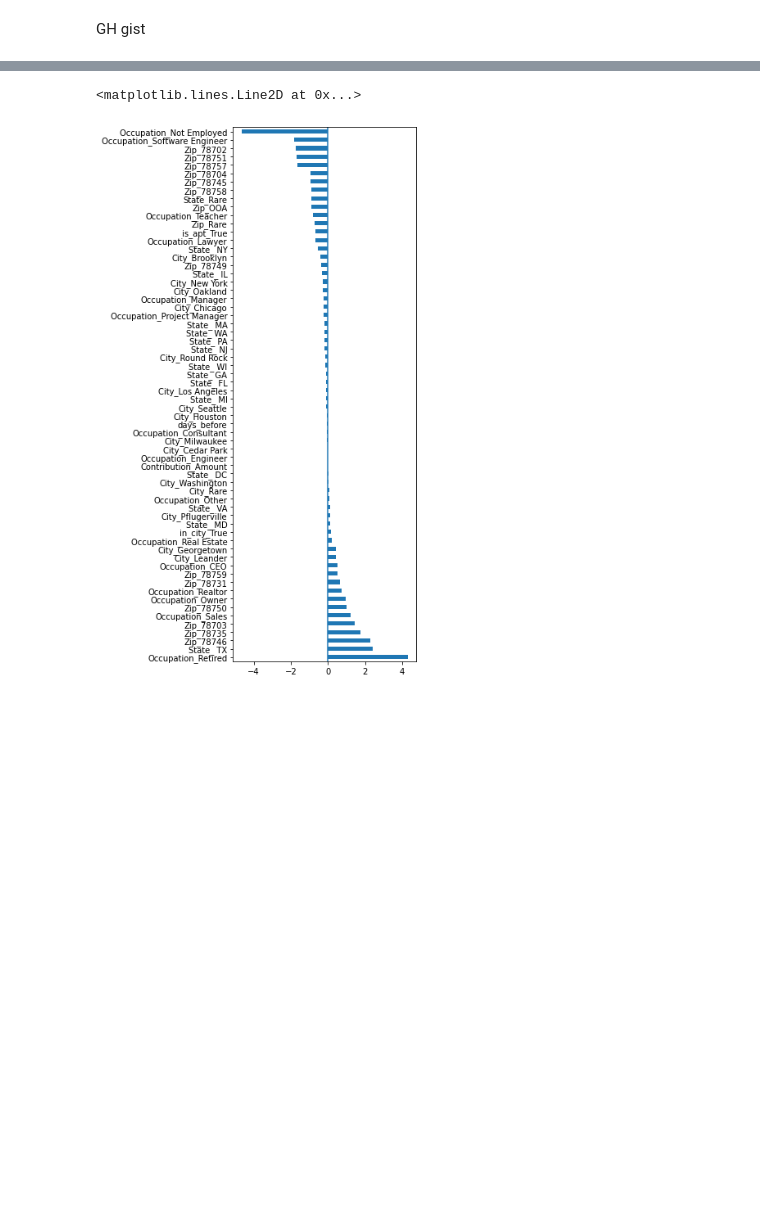
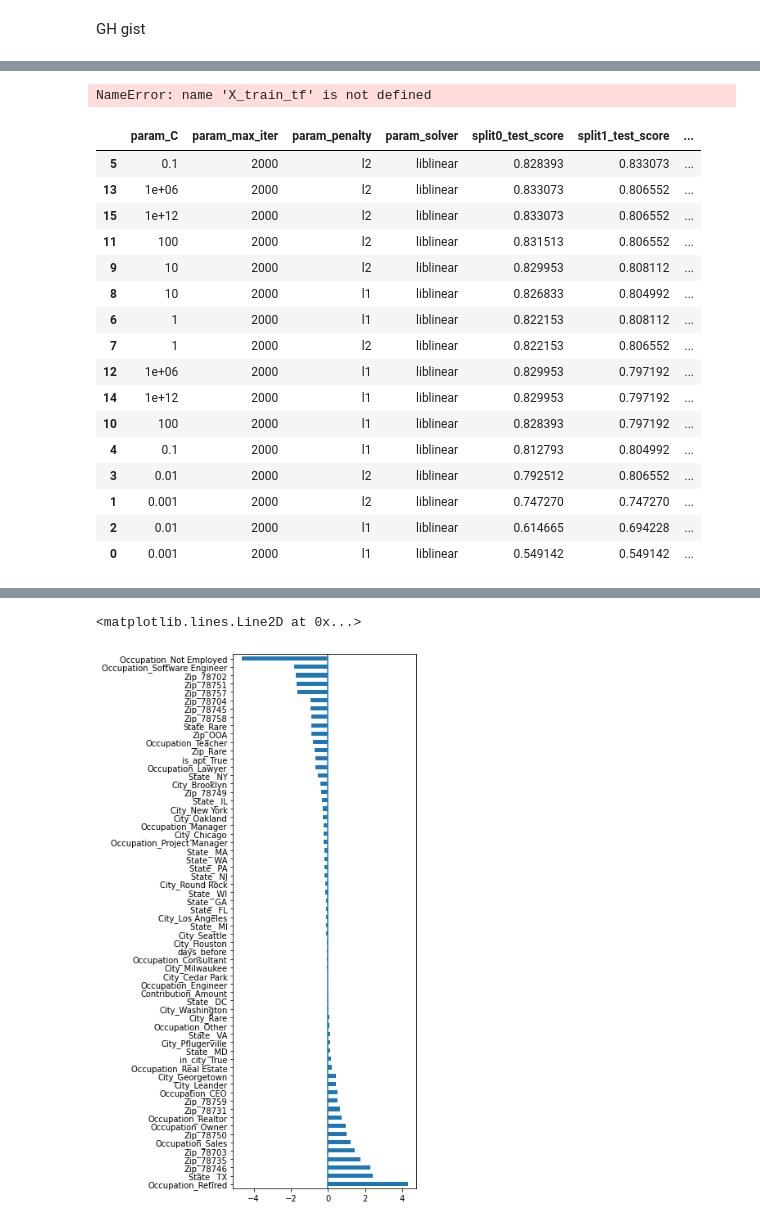
Before and after one commit to kuninethan95/PropB, a Jupyter notebook: PropB.ipynb, the cells around one changed output, grey strips where cells are left out. Saved outputs shown, nothing was run; the diff lists cells and outputs as text; code cells hidden in the pictures; blank space fills up the shorter version.

```diff
--- a/PropB.ipynb
+++ b/PropB.ipynb
@@ -1135,0 +1382,28 @@ log_reg.score(X_train_ohe,y_train)
+# %%
+gridsearch.fit(X_train_scaled, y_train)
+gridsearch.best_params_
+# %% [output]
+NameError: name 'X_train_tf' is not defined
+# %%
+def grid_search(clf, param_grid, X_train, y_train,cv=3, scoring='recall'):
+    """
+    Returns dictionary containing dataframe and best parameters
+    Parameters: classifcation model, parameter_grid for grid search, X_train, y_train
+    Output: Dictionary containing sorted dataframe and best paramaeters for optimizing scoring metric
+    Keys: dataframe, best_params
+    """
+    results_dict={}
+
+    grid_search = GridSearchCV(clf, param_grid, cv=cv, scoring=scoring)
+    grid_search.fit(X_train, y_train)
+    grid_search_df = pd.DataFrame(grid_search.cv_results_)
+    cols_to_drop = ['mean_fit_time', 'std_fit_time', 'mean_score_time', 'std_score_time', 'params']
+    grid_search_df = grid_search_df.drop(columns=cols_to_drop, axis=1)
+
+    results_dict['dataframe'] = grid_search_df.sort_values(by='rank_test_score')
+    results_dict['best_params'] = grid_search.best_params_
+    results_dict['best_estimator'] = grid_search.best_estimator_
+
+    return results_dict
+# %%
+log_reg = LogisticRegression(max_iter=2000, random_state=42)
@@ -1135,0 +1422,20 @@ log_reg.score(X_train_ohe,y_train)
+# %%
+res['dataframe']
+# %% [output]
+|  | param_C | param_max_iter | param_penalty | param_solver | split0_test_score | split1_test_score | ... |
+| 5 | 0.1 | 2000 | l2 | liblinear | 0.828393 | 0.833073 | ... |
+| 13 | 1e+06 | 2000 | l2 | liblinear | 0.833073 | 0.806552 | ... |
+| 15 | 1e+12 | 2000 | l2 | liblinear | 0.833073 | 0.806552 | ... |
+| 11 | 100 | 2000 | l2 | liblinear | 0.831513 | 0.806552 | ... |
+| 9 | 10 | 2000 | l2 | liblinear | 0.829953 | 0.808112 | ... |
+| 8 | 10 | 2000 | l1 | liblinear | 0.826833 | 0.804992 | ... |
+| 6 | 1 | 2000 | l1 | liblinear | 0.822153 | 0.808112 | ... |
+| 7 | 1 | 2000 | l2 | liblinear | 0.822153 | 0.806552 | ... |
+| 12 | 1e+06 | 2000 | l1 | liblinear | 0.829953 | 0.797192 | ... |
+| 14 | 1e+12 | 2000 | l1 | liblinear | 0.829953 | 0.797192 | ... |
+| 10 | 100 | 2000 | l1 | liblinear | 0.828393 | 0.797192 | ... |
+| 4 | 0.1 | 2000 | l1 | liblinear | 0.812793 | 0.804992 | ... |
+| 3 | 0.01 | 2000 | l2 | liblinear | 0.792512 | 0.806552 | ... |
+| 1 | 0.001 | 2000 | l2 | liblinear | 0.747270 | 0.747270 | ... |
+| 2 | 0.01 | 2000 | l1 | liblinear | 0.614665 | 0.694228 | ... |
+| 0 | 0.001 | 2000 | l1 | liblinear | 0.549142 | 0.549142 | ... |
```
Also changed, not shown: parts of 62 cells of this notebook.
